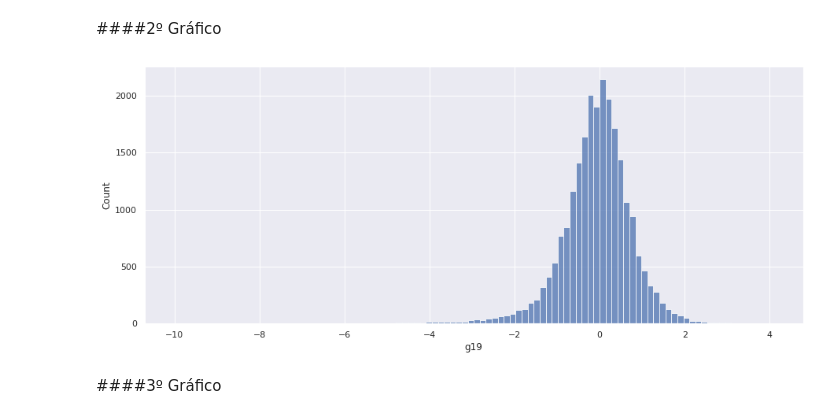
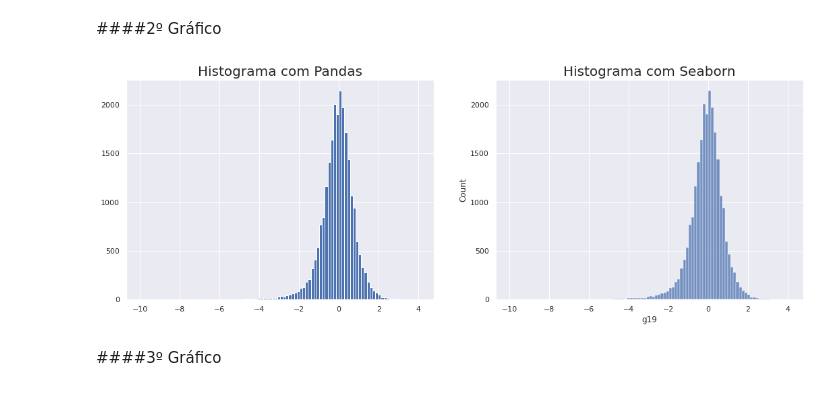
Before and after one commit to Daniel-ASG/3_IMERSAO_DE_DADOS_ALURA, a Jupyter notebook: Aula_02.ipynb, the cells around one changed output. Cells and saved outputs as stored; diff of their text form; code cells hidden in the pictures.

```diff
--- a/Aula_02.ipynb
+++ b/Aula_02.ipynb
@@ -631,9 +636,14 @@ sns.histplot(data=dados.g0, bins=100);
 # %% [markdown]
 ####2º Gráfico
-# %%
-plt.figure(figsize=(15,6))
-sns.histplot(data=dados.g19, bins=100);
-# %% [output]
-[figure, removed]
+# %%
+fig, axes = plt.subplots(1, 2, figsize=(18,6))
+
+dados.g19.hist(bins=100, ax=axes[0]);
+axes[0].set_title('Histograma com Pandas', fontsize=20)
+
+sns.histplot(data=dados.g19, bins=100, ax=axes[1])
+axes[1].set_title('Histograma com Seaborn', fontsize=20);
+# %% [output]
+[figure, added]
 # %% [markdown]
 ####3º Gráfico
```
Also changed, not shown: parts of 12 cells of this notebook.
